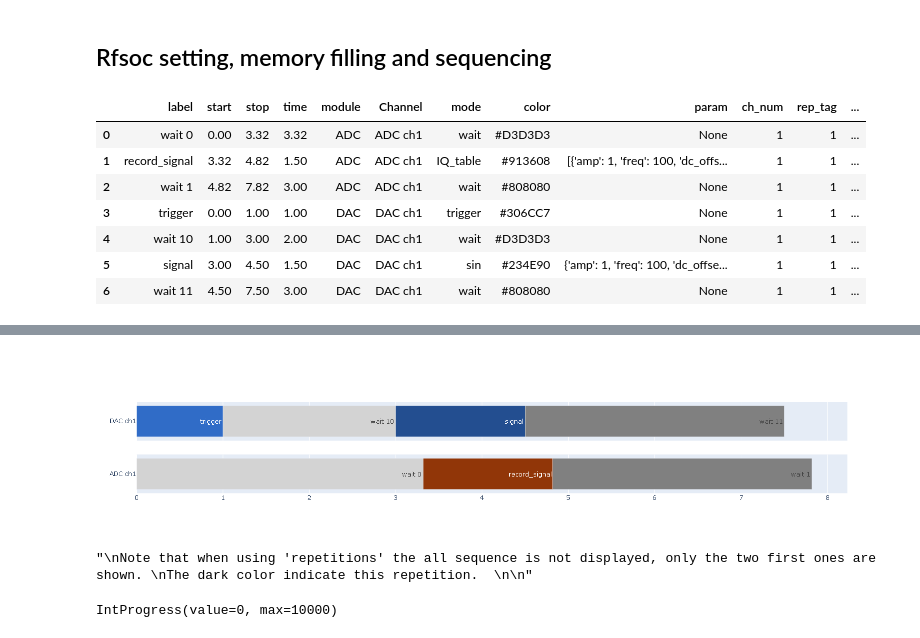
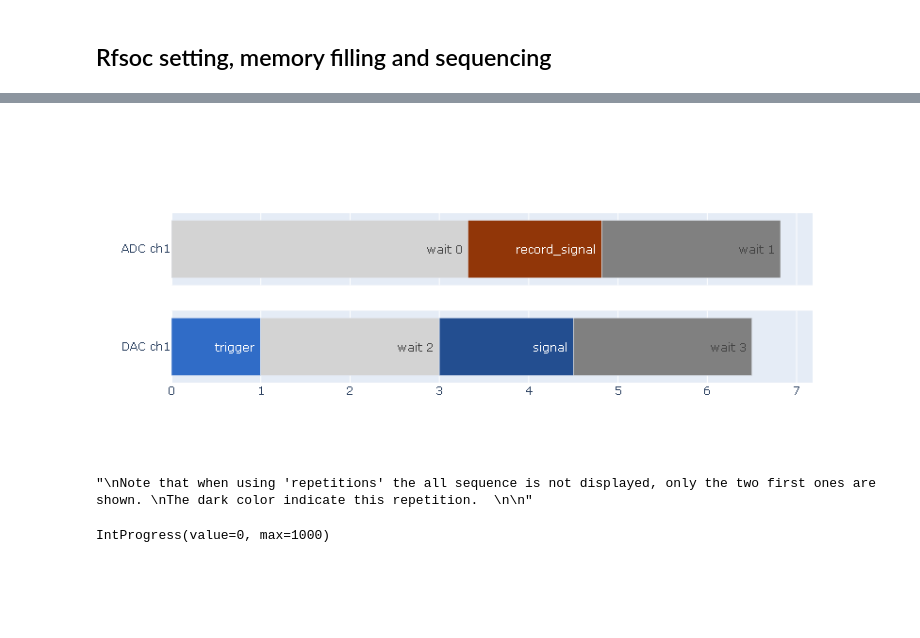
Before and after one commit to arpitranadive/RFSoC, a Jupyter notebook: Noteboook_example/OneTone_demo.ipynb, the cells around one changed output, grey strips where cells are left out. Saved outputs shown, nothing was run; the diff lists cells and outputs as text; code cells hidden in the pictures; blank space fills up the shorter version.

```diff
--- a/Noteboook_example/OneTone_demo.ipynb
+++ b/Noteboook_example/OneTone_demo.ipynb
@@ -70,7 +70,7 @@ def vtopow(v) :
 ### Channels
 # %%
 channel_ro = 1
-channel_demod = [1,2,3, 4] #channel of the mixers to be used
+channel_demod = [1,3] #channel of the mixers to be used
 # %% [markdown]
 ###  Pulses parameters
 # %%
@@ -116,22 +116,22 @@ ro_length = rfsoc.time_conversion(1.5) #µs
 time_shift = rfsoc.time_conversion(320e-3)
 time_start_trigger =rfsoc.time_conversion(0)
 time_start_dac = rfsoc.time_conversion(3)
-dead_time = rfsoc.time_conversion(3) # deadtime between two identical pulses within a loop
+dead_time = rfsoc.time_conversion(2) # deadtime between two identical pulses within loop in (special case since only one pulse)
 trigger_length = rfsoc.time_conversion(1)
-average = int(rfsoc.time_conversion(10))
+average = 10
 
 time_start_adc =  time_shift + time_start_dac
 # %% [markdown]
 ## Pulses sequence creation
 # %%
-pulse_sin = dict(label='signal',                            #label of the pulses, if the several pulses have the same labels they will use the same pointer
+pulse_sin = dict(label='signal',                            # label of the pulses
                           module='DAC',                     # 'DAC' or 'ADC'
                           channel=channel_ro,               # DAC channel
                           mode='sin',                       # if DAC 'sin', 'trigger', 'sin+sin' can be used
                           start=time_start_dac,             # starting time
                           length=ro_length,                 # pulse length
                           repetitions=average,              # number of times the pulse is played within two loop
-                          dead_time=dead_time,              # deadtime between two identical pulses when using 'repetitions' >1
+                          dead_time=dead_time,              # deadtime between the end of the event and the end of the iteration of a repetition
                           param=param_sin_ro,               # sin parameters
                           LUT=True,                         # saving or not the pulses in the DAC memory
                           starting_pointer=0,               # where to set the starting pointer from the starting time
@@ -142,9 +142,8 @@ record_sin = dict(label='record_signal',
                       module='ADC',
                       channel=channel_ro,
                       demodulation_channels=channel_demod,  # list of the mixer channel that will be used
-                      mode='IQ_table',                      # 'IQ_table' or 'IQ_mixer'. The first one is using the ADC LUT, the second the NCO (this mode is a legacy, it may not work)
+                      mode='sin',                           # only 'sin' for now, function to be used for the demodulation, same parameters than the DAC 'sin'
                       LUT=True,
-                      function ='sin',                      # only 'sin' for know, function to be used for the demodulation, same parameters than the DAC 'sin'
                       param=param_demod,                    # extra parameter compare to the 'DAC' mode, which ADC LUT to use
                       start=time_start_adc,
                       length=ro_length,
@@ -176,34 +175,26 @@ rfsoc.pulses = pulses # store the pulses sequence
 # %% [markdown]
 ## Rfsoc setting, memory filling and sequencing
 # %%
-n_points = 1000 # number of time the displayed sequence is played
+n_points = 100 # number of time the displayed sequence is played (loop out in the doc)
 
 rfsoc.acquisition_mode('INT')
 rfsoc.n_points(n_points)
 rfsoc.process_sequencing_IQ_table()
 
 
 """
 Note that when using 'repetitions' the all sequence is not displayed, only the two first ones are shown.
 The dark color indicate this repetition.
 
 """
 # %% [output]
-|  | label | start | stop | time | module | Channel | mode | color | param | ch_num | rep_tag | ... |
-| 0 | wait 0 | 0.00 | 3.32 | 3.32 | ADC | ADC ch1 | wait | #D3D3D3 | None | 1 | 1 | ... |
-| 1 | record_signal | 3.32 | 4.82 | 1.50 | ADC | ADC ch1 | IQ_table | #913608 | [{'amp': 1, 'freq': 100, 'dc_offs... | 1 | 1 | ... |
-| 2 | wait 1 | 4.82 | 7.82 | 3.00 | ADC | ADC ch1 | wait | #808080 | None | 1 | 1 | ... |
-| 3 | trigger | 0.00 | 1.00 | 1.00 | DAC | DAC ch1 | trigger | #306CC7 | None | 1 | 1 | ... |
-| 4 | wait 10 | 1.00 | 3.00 | 2.00 | DAC | DAC ch1 | wait | #D3D3D3 | None | 1 | 1 | ... |
-| 5 | signal | 3.00 | 4.50 | 1.50 | DAC | DAC ch1 | sin | #234E90 | {'amp': 1, 'freq': 100, 'dc_offse... | 1 | 1 | ... |
-| 6 | wait 11 | 4.50 | 7.50 | 3.00 | DAC | DAC ch1 | wait | #808080 | None | 1 | 1 | ... |
 [interactive output not drawn]
-[figure, old version]
+[figure, new version]
 "\nNote that when using 'repetitions' the all sequence is not displayed, only the two first ones are shown. \nThe dark color indicate this repetition.  \n\n"
 # %%
-res=rfsoc.IQINT_ALL.get()
+res=rfsoc.IQINT_ALL()
 # %% [output]
-IntProgress(value=0, max=10000)
+IntProgress(value=0, max=1000)
 # %%
 fig2, ax2 = plt.subplots(2, 1, figsize=(10,5))
 fig3, ax3 = plt.subplots(1, 1, figsize = (3, 3))
```
Also changed, not shown: parts of 3 cells of this notebook, 2 other files.
